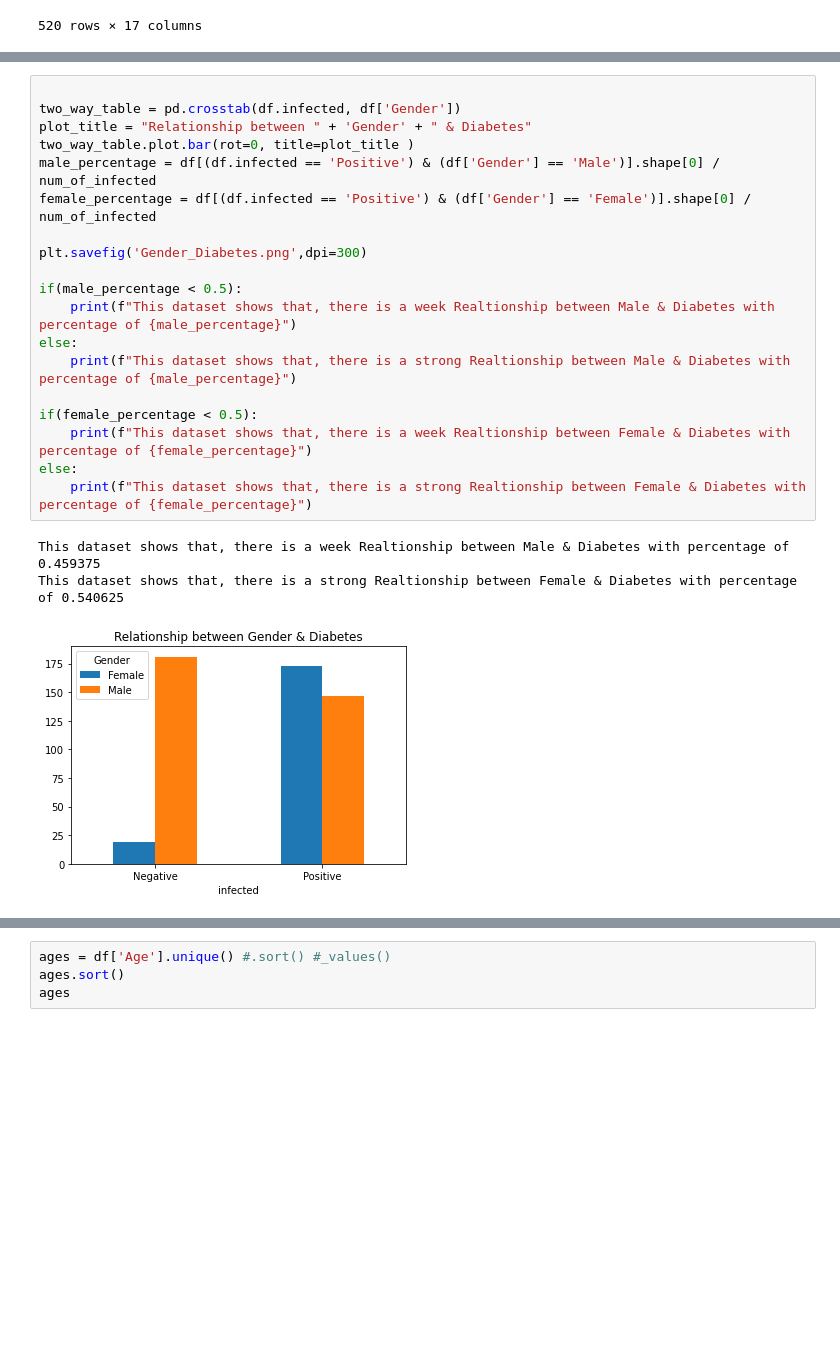
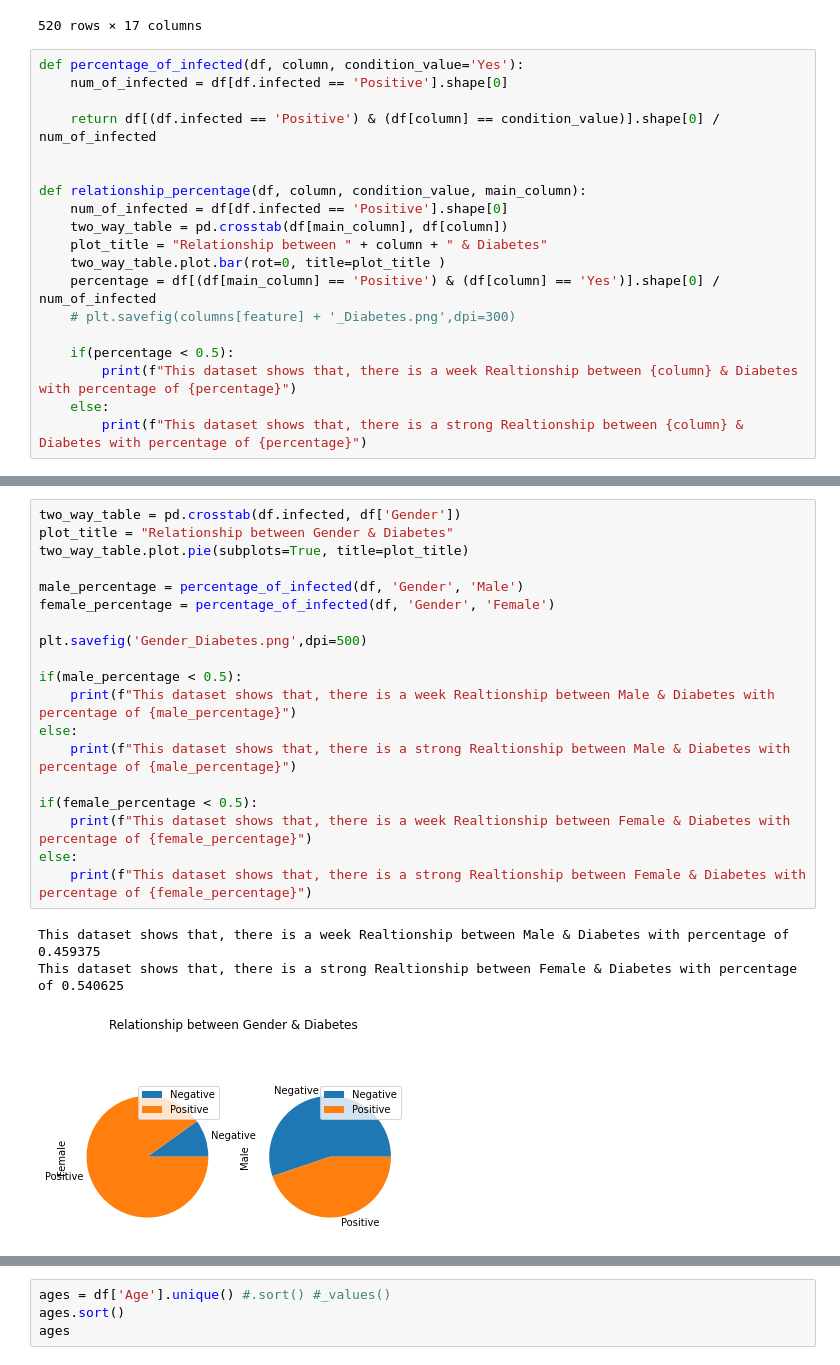
Before and after one commit to Yousef-Salah/Statistical-Analysis, a Jupyter notebook: final_code.ipynb, the cells around one changed output, grey strips where cells are left out. Saved outputs shown, nothing was run; the diff lists cells and outputs as text; blank space fills up the shorter version.

```diff
--- a/final_code.ipynb
+++ b/final_code.ipynb
@@ -19,5 +19,24 @@ df
 | 518 | 32 | Female | No | No | No | Yes | No | No | ... |
 | 519 | 42 | Male | No | No | No | No | No | No | ... |
 520 rows × 17 columns
+# %%
+def percentage_of_infected(df, column, condition_value='Yes'):
+    num_of_infected = df[df.infected == 'Positive'].shape[0]
+
+    return df[(df.infected == 'Positive') & (df[column] == condition_value)].shape[0] / num_of_infected
+
+
+def relationship_percentage(df, column, condition_value, main_column):
+    num_of_infected = df[df.infected == 'Positive'].shape[0]
+    two_way_table = pd.crosstab(df[main_column], df[column])
+    plot_title = "Relationship between " + column + " & Diabetes"
+    two_way_table.plot.bar(rot=0, title=plot_title )
+    percentage = df[(df[main_column] == 'Positive') & (df[column] == 'Yes')].shape[0] / num_of_infected
+    # plt.savefig(columns[feature] + '_Diabetes.png',dpi=300)
+
+    if(percentage < 0.5):
+        print(f"This dataset shows that, there is a week Realtionship between {column} & Diabetes with percentage of {percentage}")
+    else:
+        print(f"This dataset shows that, there is a strong Realtionship between {column} & Diabetes with percentage of {percentage}")
 # %%
 # exclude last feature (infected)
@@ -64,25 +73,25 @@ This dataset shows that, there is a week Realtionship between Obesity & Diabetes
 [figure]
 ... (3 outputs left out)
 # %%
+two_way_table = pd.crosstab(df.infected, df['Gender'])
+plot_title = "Relationship between Gender & Diabetes"
+two_way_table.plot.pie(subplots=True, title=plot_title)
 
-two_way_table = pd.crosstab(df.infected, df['Gender'])
-plot_title = "Relationship between " + 'Gender' + " & Diabetes"
-two_way_table.plot.bar(rot=0, title=plot_title )
-male_percentage = df[(df.infected == 'Positive') & (df['Gender'] == 'Male')].shape[0] / num_of_infected
-female_percentage = df[(df.infected == 'Positive') & (df['Gender'] == 'Female')].shape[0] / num_of_infected
+male_percentage = percentage_of_infected(df, 'Gender', 'Male')
+female_percentage = percentage_of_infected(df, 'Gender', 'Female')
 
-plt.savefig('Gender_Diabetes.png',dpi=300)
+plt.savefig('Gender_Diabetes.png',dpi=500)
 
 if(male_percentage < 0.5):
     print(f"This dataset shows that, there is a week Realtionship between Male & Diabetes with percentage of {male_percentage}")
 else:
     print(f"This dataset shows that, there is a strong Realtionship between Male & Diabetes with percentage of {male_percentage}")
 
 if(female_percentage < 0.5):
     print(f"This dataset shows that, there is a week Realtionship between Female & Diabetes with percentage of {female_percentage}")
 else:
     print(f"This dataset shows that, there is a strong Realtionship between Female & Diabetes with percentage of {female_percentage}")
 # %% [output]
 This dataset shows that, there is a week Realtionship between Male & Diabetes with percentage of 0.459375
 This dataset shows that, there is a strong Realtionship between Female & Diabetes with percentage of 0.540625
-[figure, old version]
+[figure, new version]
```
Also changed, not shown: parts of 4 cells of this notebook, 1 other file.
